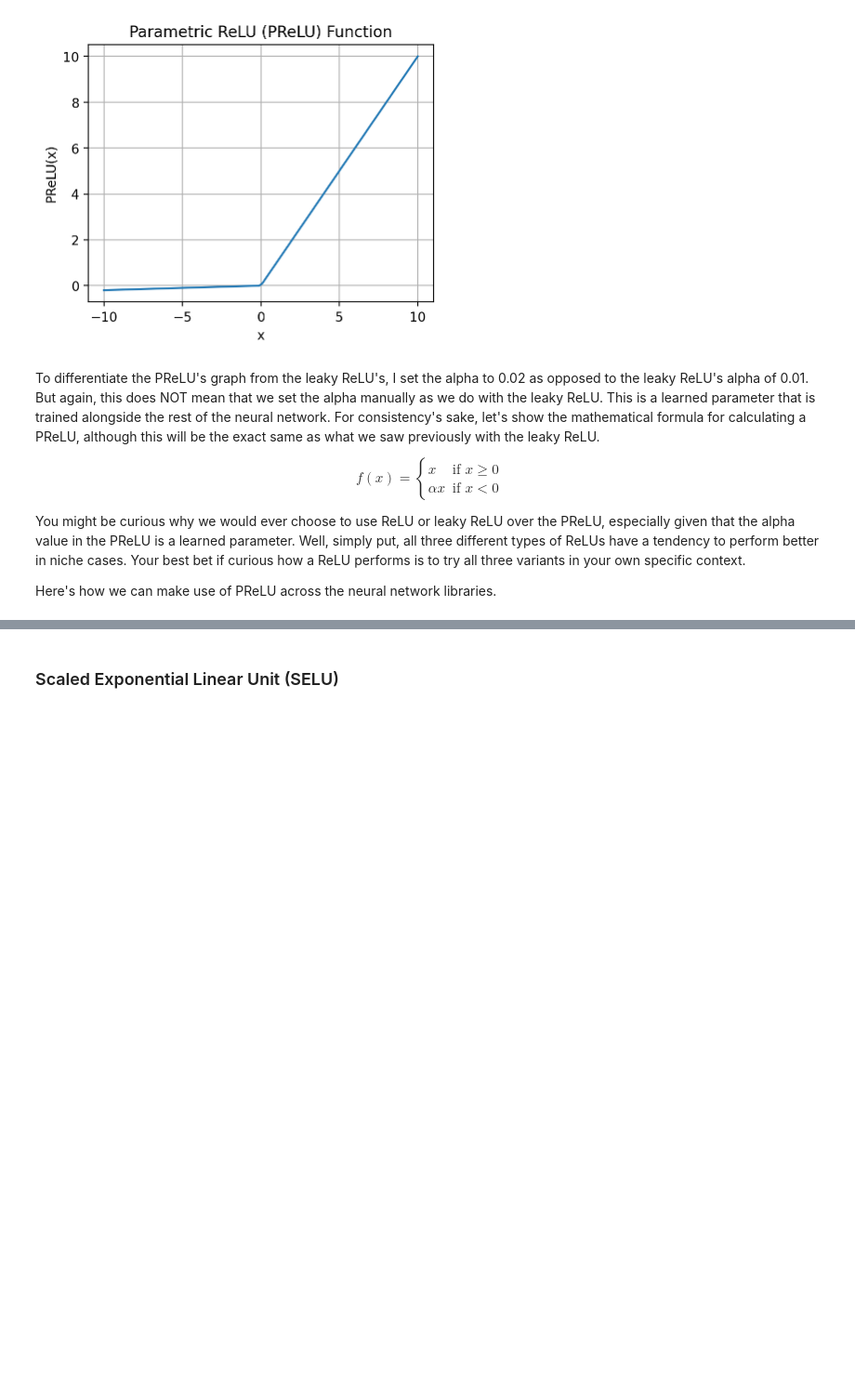
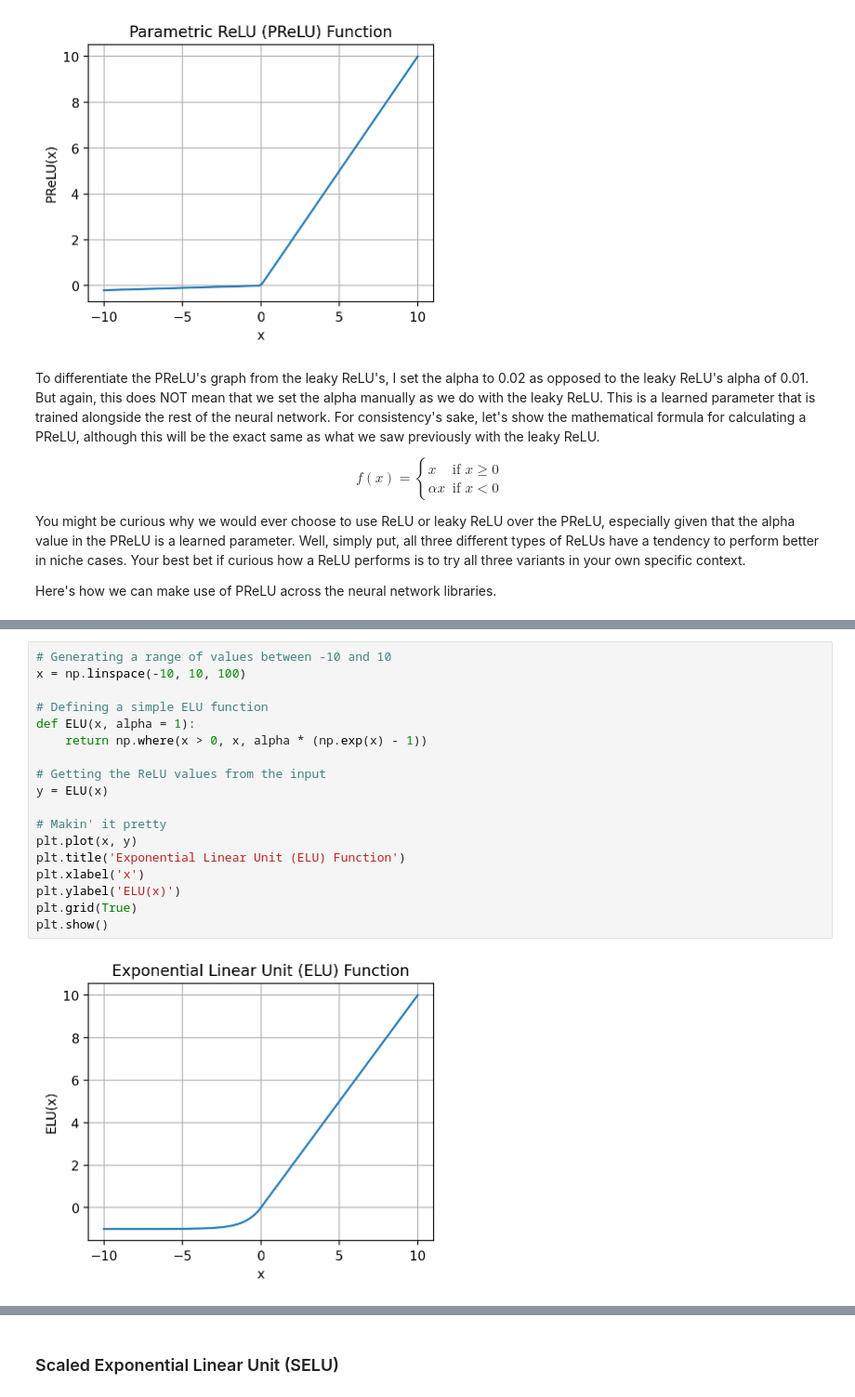
Before and after one commit to dkhundley/math-in-code, a Jupyter notebook: neural_networks/activation_functions.ipynb, the cells around one changed output, grey strips where cells are left out. Shown: that part at 93% size. Drawn from its saved outputs; the diff is of its cells as text; blank space fills up the shorter version.

Commit message:
More updates to activation functions notebook

```diff
--- a/neural_networks/activation_functions.ipynb
+++ b/neural_networks/activation_functions.ipynb
@@ -730,0 +732,20 @@ class JAX_Model(linen.Module):
+# %%
+# Generating a range of values between -10 and 10
+x = np.linspace(-10, 10, 100)
+
+# Defining a simple ELU function
+def ELU(x, alpha = 1):
+    return np.where(x > 0, x, alpha * (np.exp(x) - 1))
+
+# Getting the ReLU values from the input
+y = ELU(x)
+
+# Makin' it pretty
+plt.plot(x, y)
+plt.title('Exponential Linear Unit (ELU) Function')
+plt.xlabel('x')
+plt.ylabel('ELU(x)')
+plt.grid(True)
+plt.show()
+# %% [output]
+[figure, added]
```
Also changed, not shown: parts of 7 cells of this notebook.
